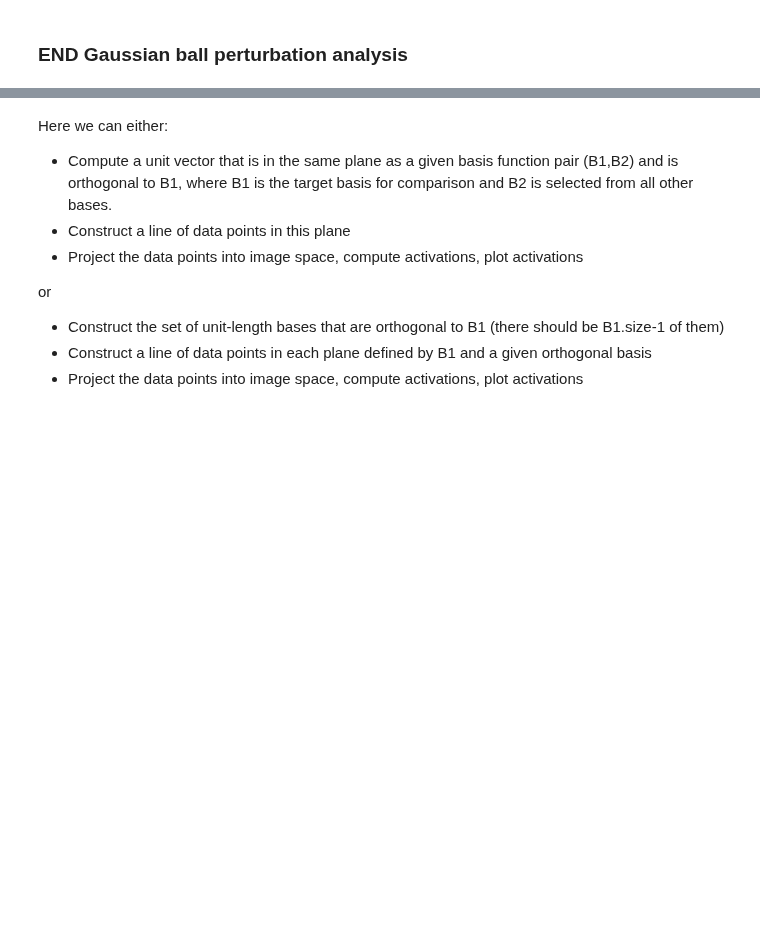
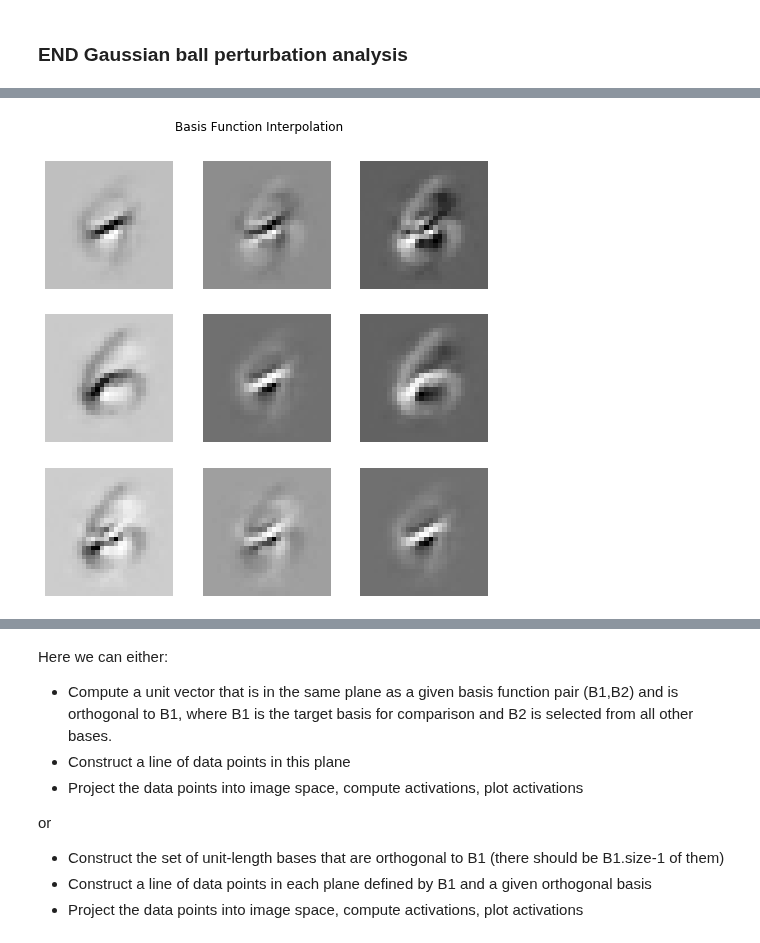
Before and after one commit to dpaiton/DeepSparseCoding, a Jupyter notebook: vis_iso_contours.ipynb, the cells around one changed output, grey strips where cells are left out. Saved outputs shown, nothing was run; the diff lists cells and outputs as text; code cells hidden in the pictures; blank space fills up the shorter version.

```diff
--- a/vis_iso_contours.ipynb
+++ b/vis_iso_contours.ipynb
@@ -371,7 +383,7 @@ datapoints = analyzer.model.preprocess_dataset(datapoints,
   "whiten_method":analyzer.model_params.whiten_method})
 datapoints = analyzer.model.reshape_dataset(datapoints, analyzer.model_params)
 datapoints["test"].images /= np.max(np.abs(datapoints["test"].images))
-datapoints["test"].images *= analyzer.analysis_params["input_scale"]
+datapoints["test"].images *= analyzer.analysis_params.input_scale
 # %%
 activations = analyzer.compute_activations(datapoints["test"].images)
 activity_max = np.amax(np.abs(activations)) # Rescale between -1 and 1
@@ -424,22 +440,25 @@ plt.show()
 # %%
-test_imgs = datapoints["test"].images.reshape([int(np.sqrt(num_imgs)), int(np.sqrt(num_imgs)), 16, 16])
+test_imgs = datapoints["test"].images.reshape([int(np.sqrt(num_imgs)), int(np.sqrt(num_imgs)),
+  int(np.sqrt(analyzer.model_params.num_pixels)), int(np.sqrt(analyzer.model_params.num_pixels))])
 
 num_plots_y = 3
 num_plots_x = 3
 gs = gridspec.GridSpec(num_plots_y, num_plots_x)
 fig = plt.figure(figsize=(8,8))
 half_sqrt_imgs = int(np.sqrt(num_imgs)/2)
 filter_indices = [(0,0), (0, half_sqrt_imgs), (0, -1),
   (half_sqrt_imgs, 0), (half_sqrt_imgs, half_sqrt_imgs), (half_sqrt_imgs, -1),
   (-1, 0), (-1, half_sqrt_imgs), (-1, -1)]
 filter_idx = 0
 for plot_id in  np.ndindex((num_plots_y, num_plots_x)):
   ax = pf.clear_axis(fig.add_subplot(gs[plot_id]))
   if filter_idx < num_imgs:
     ax.imshow(test_imgs[filter_indices[filter_idx][0], filter_indices[filter_idx][1], ...], cmap="Greys_r")
   filter_idx += 1
 fig.suptitle("Basis Function Interpolation", y=0.95)
 plt.show()
+# %% [output]
+[figure, added]
 # %%
 var_names = ["inference/activity:0"]
 test_datapoints = analyzer.analysis_params.input_scale*np.squeeze(np.stack([bf1, bf2]))
```
Also changed, not shown: parts of 21 cells of this notebook.
